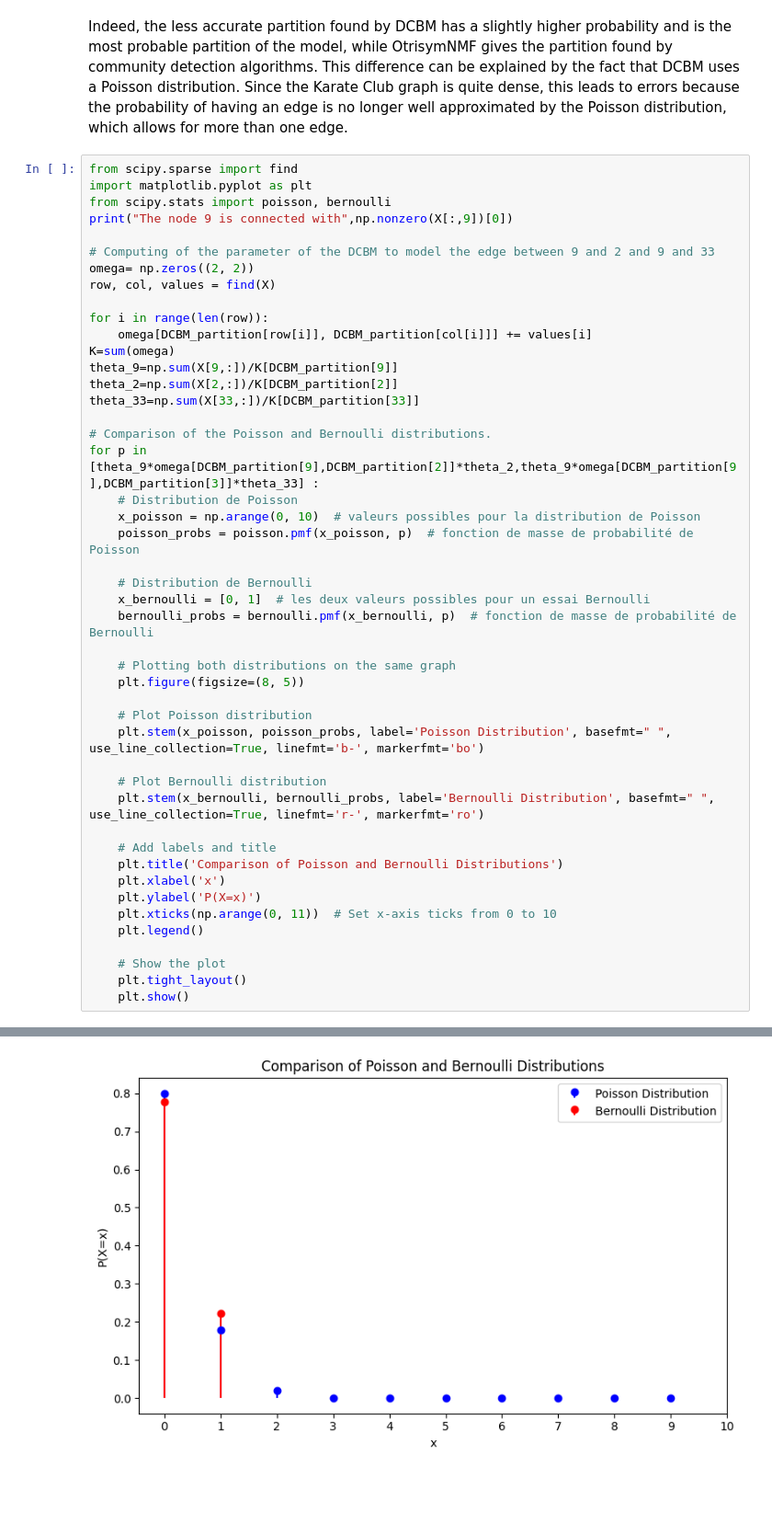
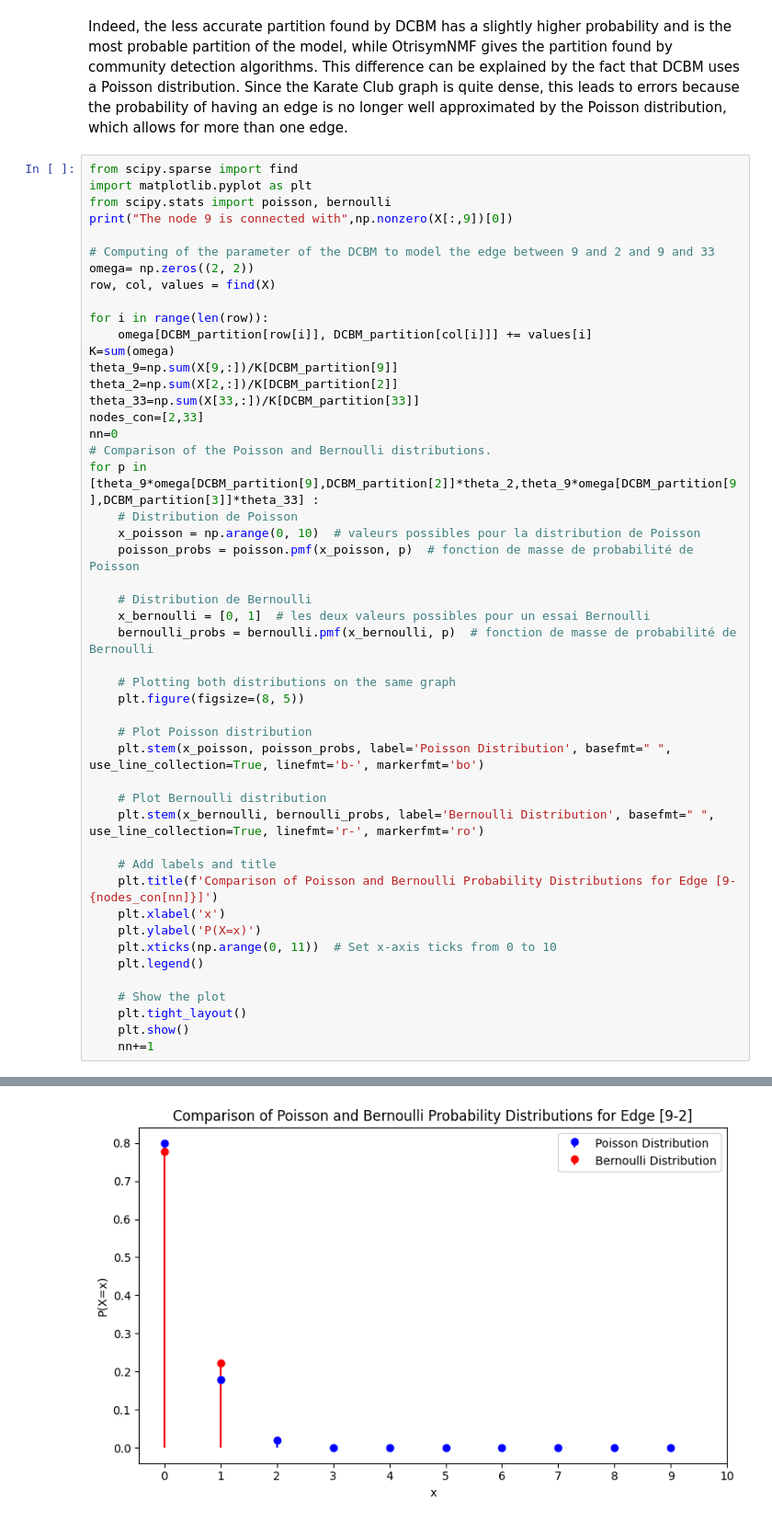
Before and after one commit to Alexia1305/OtrisymNMF_DCBM, a Jupyter notebook: Karate.ipynb, the cells around one changed output, grey strips where cells are left out. Shown at 92% size. Cells and saved outputs as stored; diff of their text form; blank space fills up the shorter version.

```diff
--- a/Karate.ipynb
+++ b/Karate.ipynb
@@ -93,36 +94,38 @@ K=sum(omega)
 theta_9=np.sum(X[9,:])/K[DCBM_partition[9]]
 theta_2=np.sum(X[2,:])/K[DCBM_partition[2]]
 theta_33=np.sum(X[33,:])/K[DCBM_partition[33]]
-
+nodes_con=[2,33]
+nn=0
 # Comparison of the Poisson and Bernoulli distributions.
 for p in [theta_9*omega[DCBM_partition[9],DCBM_partition[2]]*theta_2,theta_9*omega[DCBM_partition[9],DCBM_partition[3]]*theta_33] :
     # Distribution de Poisson
     x_poisson = np.arange(0, 10)  # valeurs possibles pour la distribution de Poisson
     poisson_probs = poisson.pmf(x_poisson, p)  # fonction de masse de probabilité de Poisson
 
     # Distribution de Bernoulli
     x_bernoulli = [0, 1]  # les deux valeurs possibles pour un essai Bernoulli
     bernoulli_probs = bernoulli.pmf(x_bernoulli, p)  # fonction de masse de probabilité de Bernoulli
 
     # Plotting both distributions on the same graph
     plt.figure(figsize=(8, 5))
 
     # Plot Poisson distribution
     plt.stem(x_poisson, poisson_probs, label='Poisson Distribution', basefmt=" ", use_line_collection=True, linefmt='b-', markerfmt='bo')
 
     # Plot Bernoulli distribution
     plt.stem(x_bernoulli, bernoulli_probs, label='Bernoulli Distribution', basefmt=" ", use_line_collection=True, linefmt='r-', markerfmt='ro')
 
     # Add labels and title
-    plt.title('Comparison of Poisson and Bernoulli Distributions')
+    plt.title(f'Comparison of Poisson and Bernoulli Probability Distributions for Edge [9-{nodes_con[nn]}]')
     plt.xlabel('x')
     plt.ylabel('P(X=x)')
     plt.xticks(np.arange(0, 11))  # Set x-axis ticks from 0 to 10
     plt.legend()
 
     # Show the plot
     plt.tight_layout()
     plt.show()
+    nn+=1
 # %% [output]
 The node 9 is connected with [ 2 33]
-[figure, old version]
+[figure, new version]
```
Also changed, not shown: parts of 2 cells of this notebook, 6 other files.
